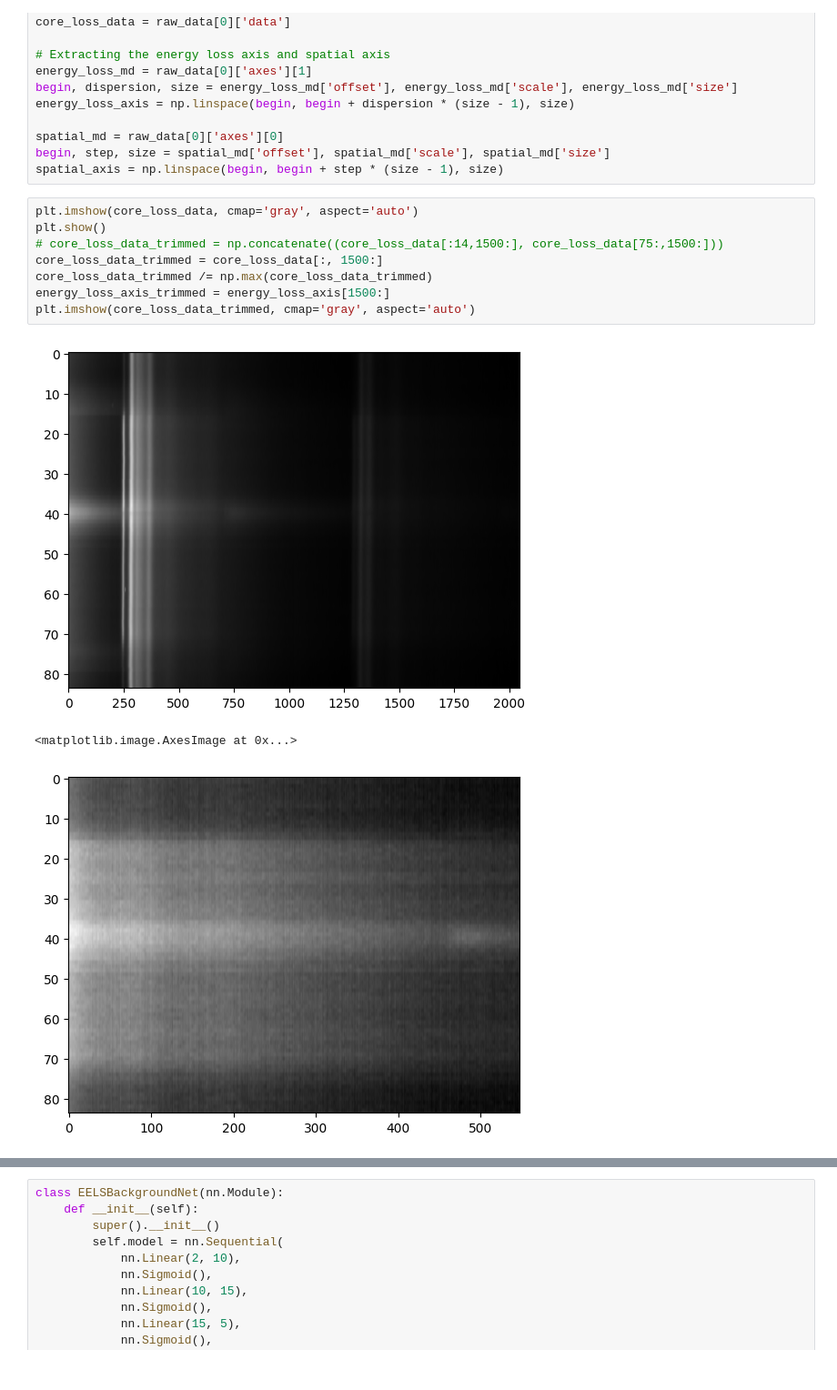
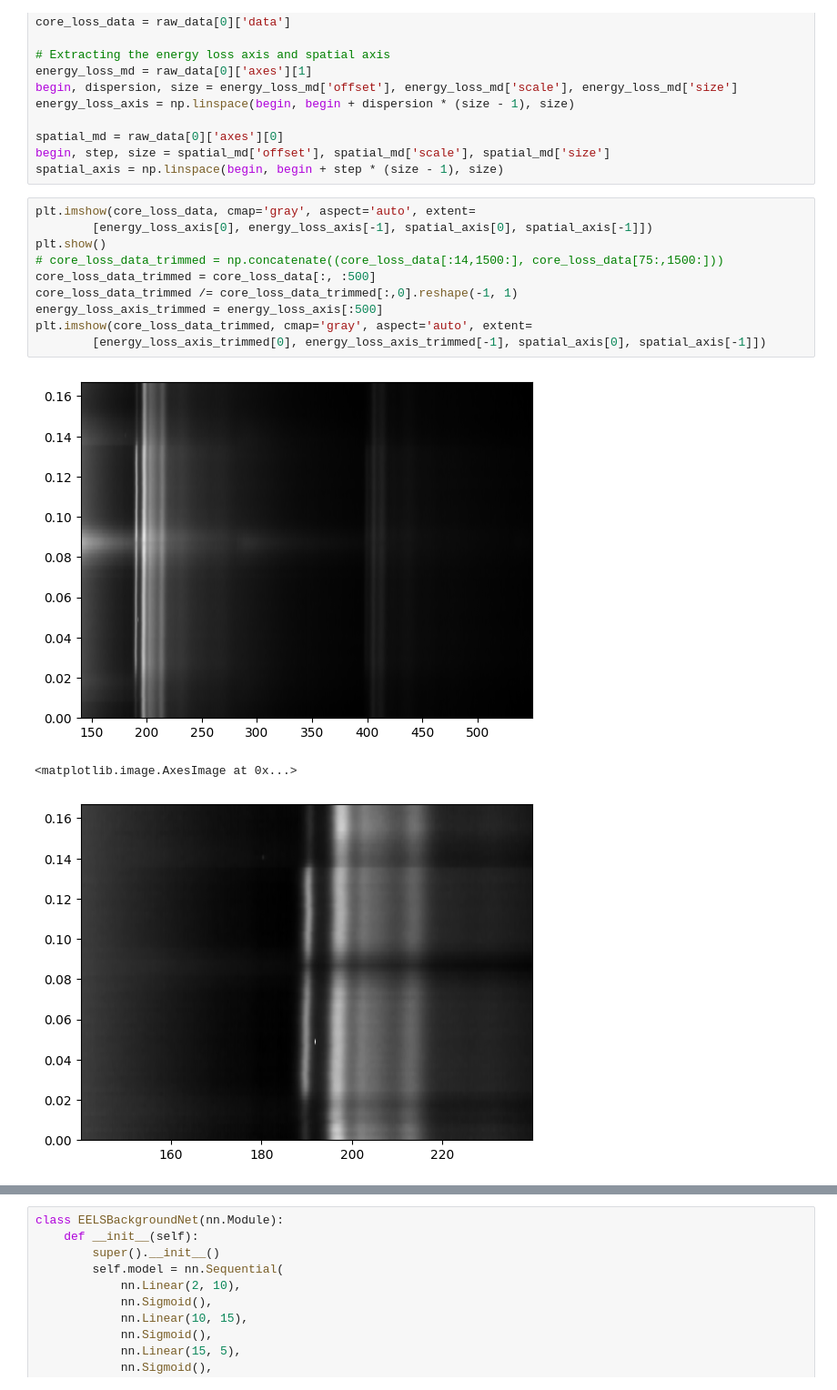
Before and after one commit to BWielen/CLFitter, a Jupyter notebook: Examples/BackgroundParameterization.ipynb, the cells around one changed output, grey strips where cells are left out. Shown: that part at 91% size. Drawn from its saved outputs; the diff is of its cells as text.

```diff
--- a/Examples/BackgroundParameterization.ipynb
+++ b/Examples/BackgroundParameterization.ipynb
@@ -23,17 +23,19 @@ spatial_md = raw_data[0]['axes'][0]
 begin, step, size = spatial_md['offset'], spatial_md['scale'], spatial_md['size']
 spatial_axis = np.linspace(begin, begin + step * (size - 1), size)
 # %%
-plt.imshow(core_loss_data, cmap='gray', aspect='auto')
+plt.imshow(core_loss_data, cmap='gray', aspect='auto', extent=
+        [energy_loss_axis[0], energy_loss_axis[-1], spatial_axis[0], spatial_axis[-1]])
 plt.show()
 # core_loss_data_trimmed = np.concatenate((core_loss_data[:14,1500:], core_loss_data[75:,1500:]))
-core_loss_data_trimmed = core_loss_data[:, 1500:]
-core_loss_data_trimmed /= np.max(core_loss_data_trimmed)
-energy_loss_axis_trimmed = energy_loss_axis[1500:]
-plt.imshow(core_loss_data_trimmed, cmap='gray', aspect='auto')
+core_loss_data_trimmed = core_loss_data[:, :500]
+core_loss_data_trimmed /= core_loss_data_trimmed[:,0].reshape(-1, 1)
+energy_loss_axis_trimmed = energy_loss_axis[:500]
+plt.imshow(core_loss_data_trimmed, cmap='gray', aspect='auto', extent=
+        [energy_loss_axis_trimmed[0], energy_loss_axis_trimmed[-1], spatial_axis[0], spatial_axis[-1]])
 # %% [output]
-[figure, old version]
+[figure, new version]
 <matplotlib.image.AxesImage at 0x...>
-[figure, old version]
+[figure, new version]
 # %%
 intensities = torch.tensor(core_loss_data_trimmed, dtype=torch.float32)
 energy_axis = torch.tensor(energy_loss_axis_trimmed, dtype=torch.float32)
```
Also changed, not shown: parts of 4 cells of this notebook.
